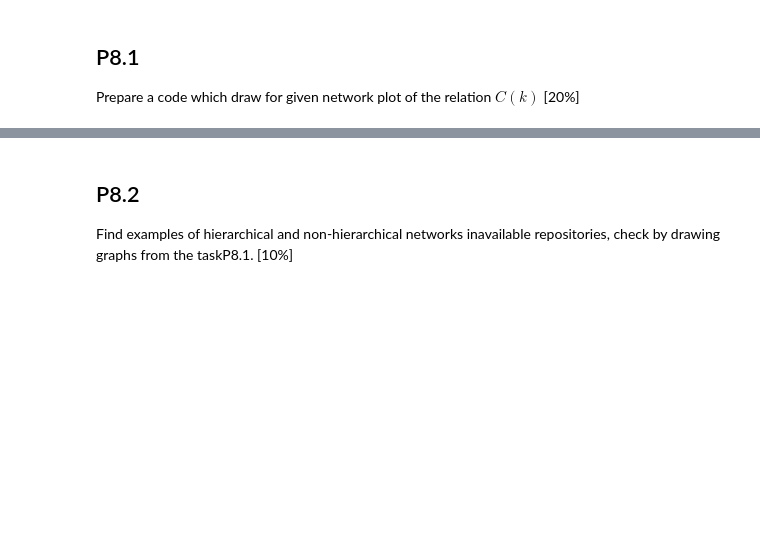
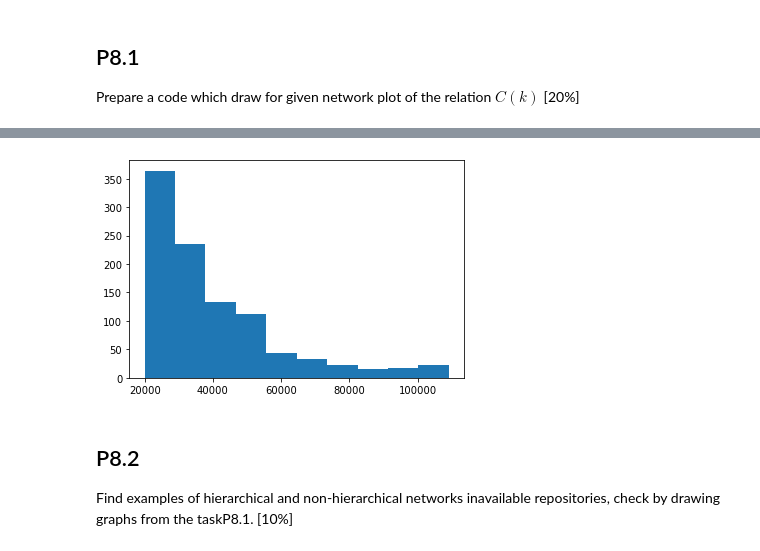
Before and after one commit to PaulinaPacyna/SNARS, a Jupyter notebook: Project 8.ipynb, the cells around one changed output, grey strips where cells are left out. Saved outputs shown, nothing was run; the diff lists cells and outputs as text; code cells hidden in the pictures; blank space fills up the shorter version.

```diff
--- a/Project 8.ipynb
+++ b/Project 8.ipynb
@@ -13,3 +29,13 @@ Prepare a code which draw for given network plot of the relation $C(k)$ [20%]
+# %%
+def plot_clustering_coeficient_hist(G):
+    def avg_degree(G: nx.Graph, i: int) -> float:
+        dg =  dict(G.degree)
+        return sum(dg[n] for n in G.neighbors(i))## list of Average degree of the nearest node for each node of degree k
+    Y = list(map(lambda i: avg_degree(G, i), G.nodes))
+    plt.hist(Y)
+plot_clustering_coeficient_hist(G)
+# %% [output]
+[figure, added]
 # %% [markdown]
 ## P8.2
 Find examples of hierarchical and non-hierarchical networks inavailable repositories, check by drawing graphs from the taskP8.1. [10%]
```
Also changed, not shown: parts of 6 cells of this notebook.
